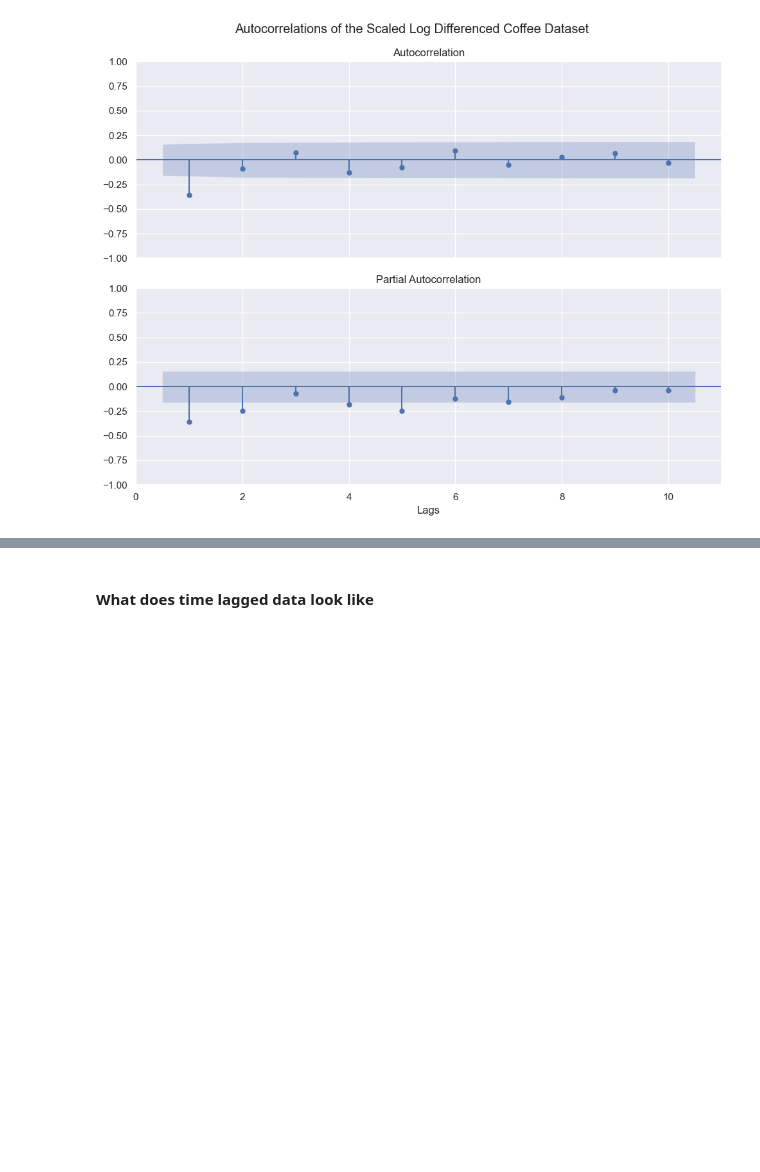
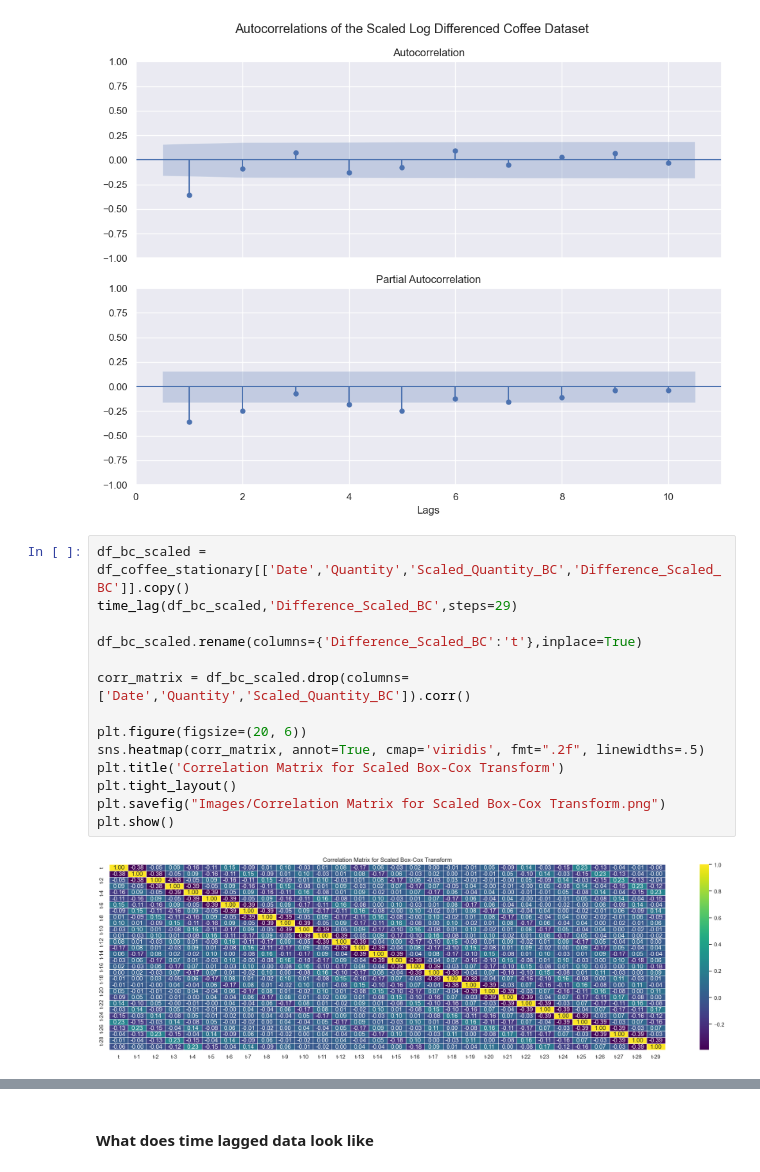
Before and after one commit to Murphysics1/masters_capstone, a Jupyter notebook: Data_EDA_and_Prep.ipynb, the cells around one changed output, grey strips where cells are left out. Cells and saved outputs as stored; diff of their text form; blank space fills up the shorter version.

```diff
--- a/Data_EDA_and_Prep.ipynb
+++ b/Data_EDA_and_Prep.ipynb
@@ -246,3 +247,19 @@ acf_pacf(df_coffee_stationary['Difference_Scaled_BC'],"Autocorrelations of the S
 acf_pacf(df_coffee_stationary['Difference_Scaled_log'],"Autocorrelations of the Scaled Log Differenced Coffee Dataset")
 # %% [output]
 [figure]
+# %%
+df_bc_scaled = df_coffee_stationary[['Date','Quantity','Scaled_Quantity_BC','Difference_Scaled_BC']].copy()
+time_lag(df_bc_scaled,'Difference_Scaled_BC',steps=29)
+
+df_bc_scaled.rename(columns={'Difference_Scaled_BC':'t'},inplace=True)
+
+corr_matrix = df_bc_scaled.drop(columns=['Date','Quantity','Scaled_Quantity_BC']).corr()
+
+plt.figure(figsize=(20, 6))
+sns.heatmap(corr_matrix, annot=True, cmap='viridis', fmt=".2f", linewidths=.5)
+plt.title('Correlation Matrix for Scaled Box-Cox Transform')
+plt.tight_layout()
+plt.savefig("Images/Correlation Matrix for Scaled Box-Cox Transform.png")
+plt.show()
+# %% [output]
+[figure, added]
```
Also changed, not shown: parts of 9 cells of this notebook, 3 other files.
